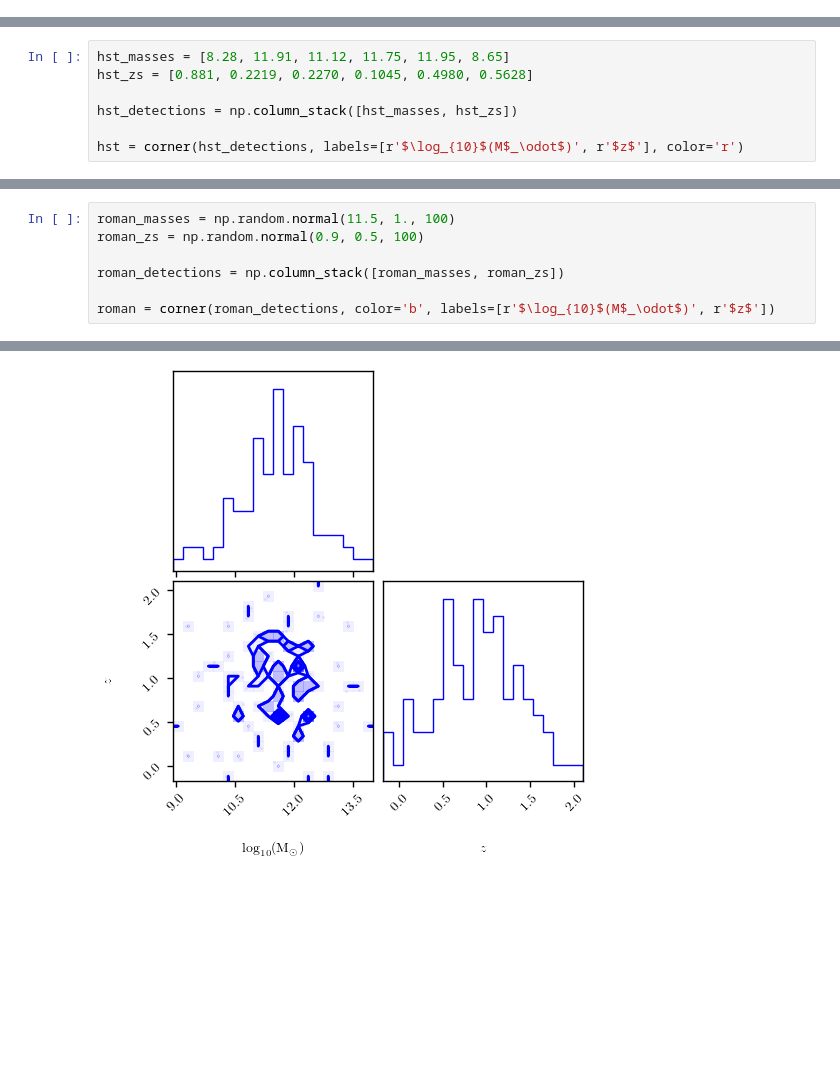
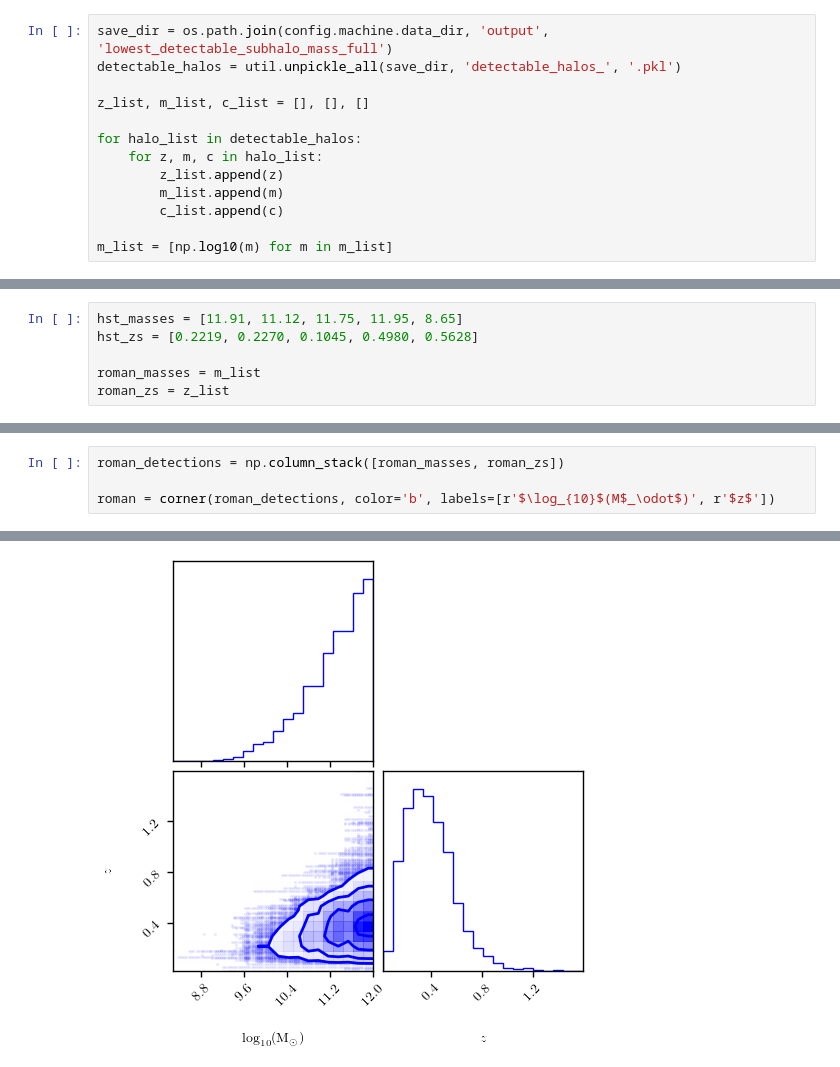
Before and after one commit to AstroMusers/mejiro, a Jupyter notebook: paper/figure_notebooks/subhalo_detection_compare.ipynb, the cells around one changed output, grey strips where cells are left out. Cells and saved outputs as stored; diff of their text form; blank space fills up the shorter version.

Commit message:
work on lowest detectable subhalo mass

```diff
--- a/paper/figure_notebooks/subhalo_detection_compare.ipynb
+++ b/paper/figure_notebooks/subhalo_detection_compare.ipynb
@@ -41 +38,14 @@ from mejiro.helpers import gs
+# %%
+save_dir = os.path.join(config.machine.data_dir, 'output', 'lowest_detectable_subhalo_mass_full')
+detectable_halos = util.unpickle_all(save_dir, 'detectable_halos_', '.pkl')
+
+z_list, m_list, c_list = [], [], []
+
+for halo_list in detectable_halos:
+    for z, m, c in halo_list:
+        z_list.append(z)
+        m_list.append(m)
+        c_list.append(c)
+
+m_list = [np.log10(m) for m in m_list]
 # %%
@@ -45,7 +53,6 @@ np.log10(1.9*1e8)
 # %%
-hst_masses = [8.28, 11.91, 11.12, 11.75, 11.95, 8.65]
-hst_zs = [0.881, 0.2219, 0.2270, 0.1045, 0.4980, 0.5628]
+hst_masses = [11.91, 11.12, 11.75, 11.95, 8.65]
+hst_zs = [0.2219, 0.2270, 0.1045, 0.4980, 0.5628]
 
-hst_detections = np.column_stack([hst_masses, hst_zs])
-
-hst = corner(hst_detections, labels=[r'$\log_{10}$(M$_\odot$)', r'$z$'], color='r')
+roman_masses = m_list
+roman_zs = z_list
@@ -55,7 +135,4 @@ WARNING:root:Too few points to create valid contours
 # %%
-roman_masses = np.random.normal(11.5, 1., 100)
-roman_zs = np.random.normal(0.9, 0.5, 100)
-
 roman_detections = np.column_stack([roman_masses, roman_zs])
 
 roman = corner(roman_detections, color='b', labels=[r'$\log_{10}$(M$_\odot$)', r'$z$'])
@@ -64,4 +140,4 @@ WARNING:root:Too few points to create valid contours
-[figure, old version]
+[figure, new version]
 # %%
 corner(hst_detections, labels=[r'$\log_{10}$(M$_\odot$)', r'$z$'], color='r', fig=roman)
 # %% [output]
```
Also changed, not shown: parts of 9 cells of this notebook, 6 other files.
